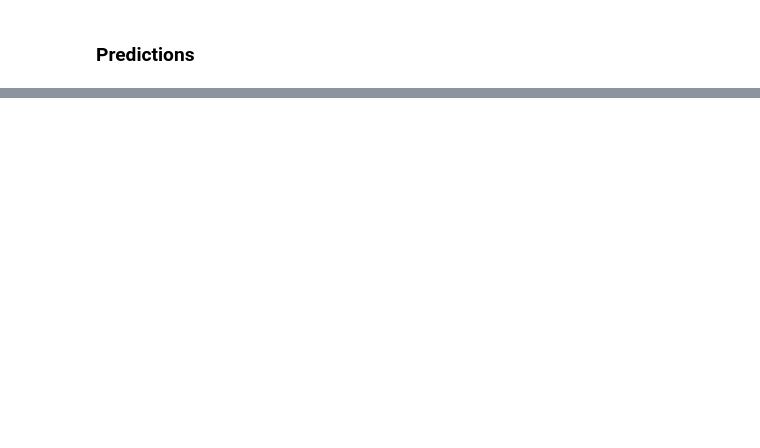
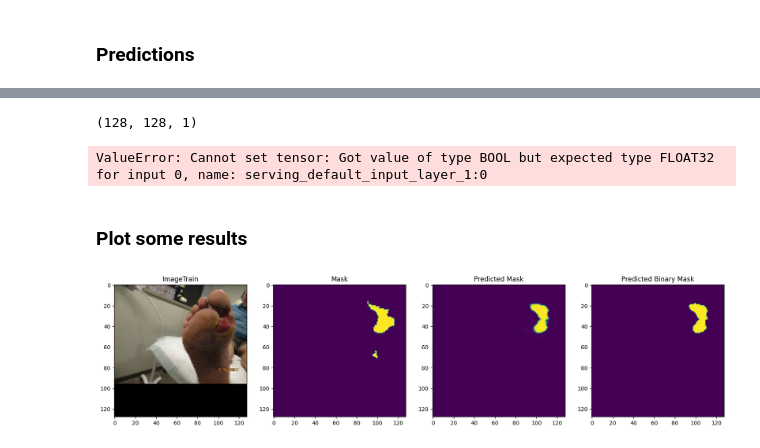
Before and after one commit to joaodelrio/Segmentation, a Jupyter notebook: unet.ipynb, the cells around one changed output, grey strips where cells are left out. Drawn from its saved outputs; the diff is of its cells as text; code cells hidden in the pictures; blank space fills up the shorter version.

```diff
--- a/unet.ipynb
+++ b/unet.ipynb
@@ -408,0 +370,3 @@ Precision Score:  0.7299329322523094
+# %%
+converter = tf.lite.TFLiteConverter.from_keras_model(model)
+tflite_model = converter.convert()
@@ -408,0 +393,10 @@ Precision Score:  0.7299329322523094
+# %%
+with open('TinyML/tflite', 'wb') as f:
+        f.write(tflite_model)
+# %%
+converter.optimizations = [tf.lite.Optimize.DEFAULT]
+tflite_qaware_model = converter.convert()
+
+# %%
+with open('TinyML/tflite-reduzido', 'wb') as f:
+    f.write(tflite_qaware_model)
@@ -408,0 +423,30 @@ Precision Score:  0.7299329322523094
+# %%
+model_paths = ['TinyML/tflite', 'TinyML/tflite-reduzido']
+# %%
+for model_name in model_paths:
+        # Load the TFLite model and allocate tensors.
+        interpreter = tf.lite.Interpreter(model_path=model_name)
+        interpreter.allocate_tensors()
+
+        # Get input and output tensors.
+        input_details = interpreter.get_input_details()
+        output_details = interpreter.get_output_details()
+
+        # Process each instance
+        preds = []
+        preds_start_time = time.time()
+        for i in tqdm(range(n_train)):
+            print(Y_val[i].shape)
+            input_tensor = Y_val[i]
+            interpreter.set_tensor(input_details[0]['index'], input_tensor)
+            interpreter.invoke()
+            output_data = interpreter.get_tensor(output_details[0]['index'])
+            preds.append(output_data)
+        preds_end_time = time.time()
+        preds_inference_time = preds_end_time - preds_start_time
+
+print("Inference time: ", preds_inference_time)
+print(preds)
+# %% [output]
+(128, 128, 1)
+ValueError: Cannot set tensor: Got value of type BOOL but expected type FLOAT32 for input 0, name: serving_default_input_layer_1:0
@@ -408,0 +489,36 @@ Precision Score:  0.7299329322523094
+# %% [markdown]
+### Plot some results
+# %%
+# Plot the results
+def plot_sample(title, X, y, preds, binary_preds, ix=None):
+    if ix is None:
+        ix = random.randint(0, len(X))
+
+    has_mask = y[ix].max() > 0
+
+    fig, ax = plt.subplots(1, 4, figsize=(20, 10))
+    ax[0].imshow(X[ix])
+    ax[0].set_title('Image' + title)
+
+    ax[1].imshow(y[ix].squeeze())
+    ax[1].set_title('Mask')
+
+    ax[2].imshow(preds[ix].squeeze(), vmin=0, vmax=1)
+    ax[2].set_title('Predicted Mask')
+
+    ax[3].imshow(binary_preds[ix].squeeze(), vmin=0, vmax=1)
+    ax[3].set_title('Predicted Binary Mask')
+
+# Check if training data looks all right
+plot_sample("Train", X_val, Y_val, preds_val, preds_val_t )
+
+# Check if valid data looks all right
+# plot_sample("Val", X_val, Y_val, preds_val, preds_val_t, ix=130)
+# plot_sample("Val", X_val, Y_val, preds_val, preds_val_t, ix=183)
+# plot_sample("Val", X_val, Y_val, preds_val, preds_val_t, ix=4)
+# plot_sample("Val", X_val, Y_val, preds_val, preds_val_t, ix=133)
+# Check if test data looks all right
+# Y_test = np.zeros((n_test, IMG_HEIGHT, IMG_WIDTH, 1), dtype=bool)
+# plot_sample("Test", X_test, Y_test, preds_test, preds_test_t)
+# %% [output]
+[figure, added]
```
Also changed, not shown: parts of 26 cells of this notebook.
